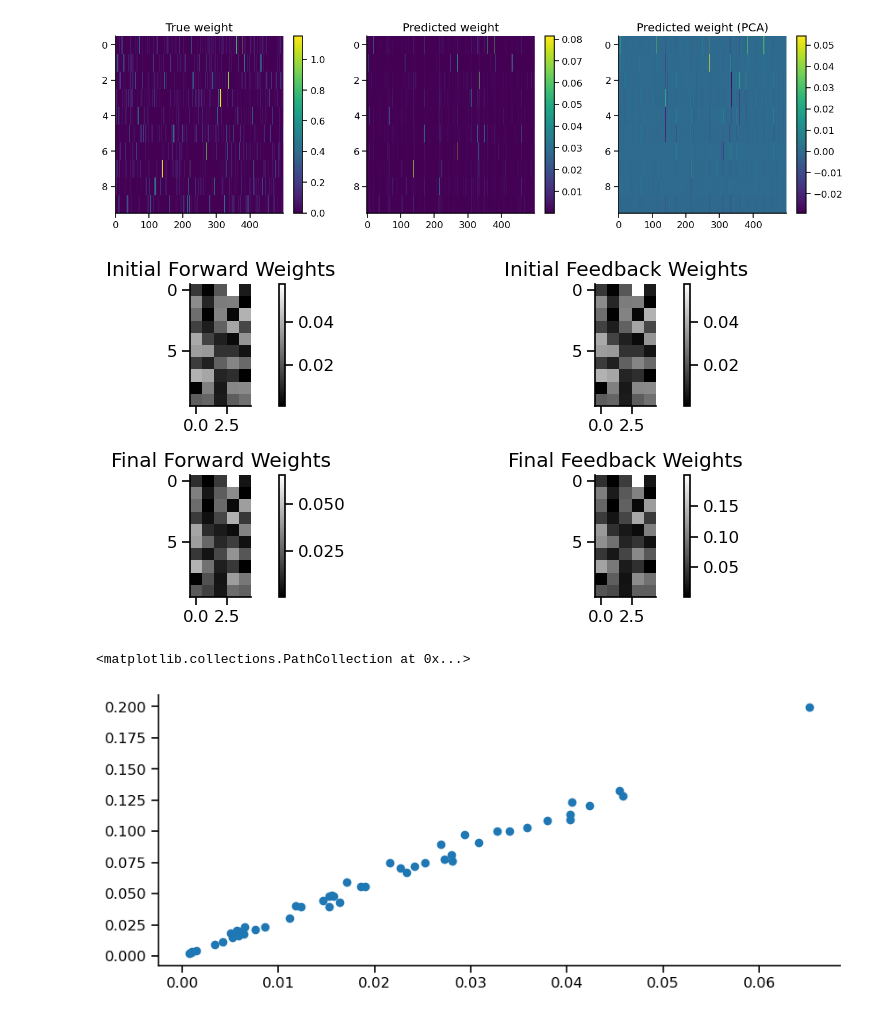
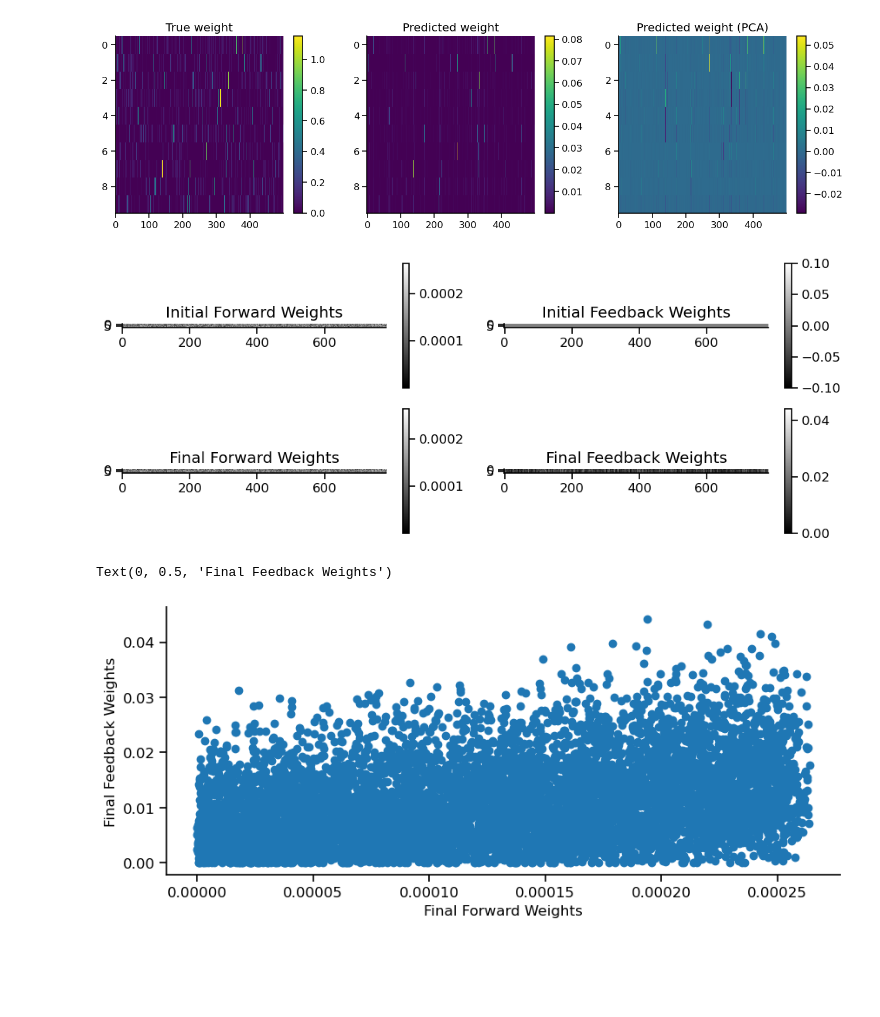
Before and after one commit to Milstein-Lab/EIANN, a Jupyter notebook: EIANN/notebooks/forward_backward_weight_alignment.ipynb, the cells around one changed output. Saved outputs shown, nothing was run; the diff lists cells and outputs as text; code cells hidden in the pictures; blank space fills up the shorter version.

Commit message:
testing FvsB weight alignment with gaussian input

```diff
--- a/EIANN/notebooks/forward_backward_weight_alignment.ipynb
+++ b/EIANN/notebooks/forward_backward_weight_alignment.ipynb
@@ -71,21 +74,26 @@ plt.show()
 config_path = "../network_config/MNIST_templates/Simple_1layer_learnTD_HWN.yaml"
 network = ut.build_EIANN_from_config(config_path, network_seed=66049)
 
-dim = 5
+dim = network.Input.E.size
 x_ = np.linspace(-5, 5, dim)
 mu = 0
 std = 1
 gaussian = np.exp(-0.5 * ((x_ - mu) / std) ** 2)
 
 data = []
-for idx in range(100):
+for idx in tqdm(range(1000)):
     # sample_data = torch.empty(dim).log_normal_(0, 1)
     # sample_data = torch.empty(dim).uniform_(-1, 1)
-    sample_data = torch.eye(dim)[torch.randint(0, dim, (1,))].squeeze()
-    # sample_data = torch.randn(dim)
+    # sample_data = torch.eye(dim)[torch.randint(0, dim, (1,))].squeeze()
+    sample_data = torch.randn(dim)
     # sample_data = torch.tensor(np.roll(gaussian, torch.randint(0, dim, (1,)))).float()
 
-    sample_target = torch.rand(10)
+    # trained_network.forward(torch.empty(trained_network.Input.E.size).uniform_(-1, 1))
+    # trained_network.forward(torch.eye(trained_network.Input.E.size)[torch.randint(0, trained_network.Input.E.size, (1,))].squeeze())
+    # trained_network.forward(torch.randn(trained_network.Input.E.size))
+    # sample_data = trained_network.Input.E.activity
+
+    sample_target = torch.rand(network.Output.E.size)
     data.append([idx, sample_data, sample_target])
 train_dataloader = torch.utils.data.DataLoader(data, shuffle=True, generator=data_generator, batch_size=1)
 
@@ -100,28 +108,30 @@ network.train(train_dataloader,
 # %%
 init_F = network.param_history[0]['module_dict.OutputE_InputE.weight']
 init_B = network.param_history[0]['module_dict.InputE_OutputE.weight'].T
 final_F = network.param_history[-1]['module_dict.OutputE_InputE.weight']
 final_B = network.param_history[-1]['module_dict.InputE_OutputE.weight'].T
 
 fig, ax  = plt.subplots(2,2, figsize=(10,4))
 im = ax[0,0].imshow(init_F, cmap='gray')
 ax[0,0].set_title("Initial Forward Weights")
 cbar = fig.colorbar(im, ax=ax[0,0])
 im = ax[0,1].imshow(init_B, cmap='gray')
 ax[0,1].set_title("Initial Feedback Weights")
 cbar = fig.colorbar(im, ax=ax[0,1])
 im = ax[1,0].imshow(final_F, cmap='gray')
 ax[1,0].set_title("Final Forward Weights")
 cbar = fig.colorbar(im, ax=ax[1,0])
 im = ax[1,1].imshow(final_B, cmap='gray')
 ax[1,1].set_title("Final Feedback Weights")
 cbar = fig.colorbar(im, ax=ax[1,1])
 plt.tight_layout()
 plt.show()
 
 fig = plt.figure(figsize=(10,4))
 plt.scatter(final_F.flatten(), final_B.flatten())
+plt.xlabel("Final Forward Weights")
+plt.ylabel("Final Feedback Weights")
 # %% [output]
-[figure, old version]
+[figure, new version]
-<matplotlib.collections.PathCollection at 0x...>
+Text(0, 0.5, 'Final Feedback Weights')
-[figure, old version]
+[figure, new version]
```
Also changed, not shown: parts of 4 cells of this notebook, 1 other file.
